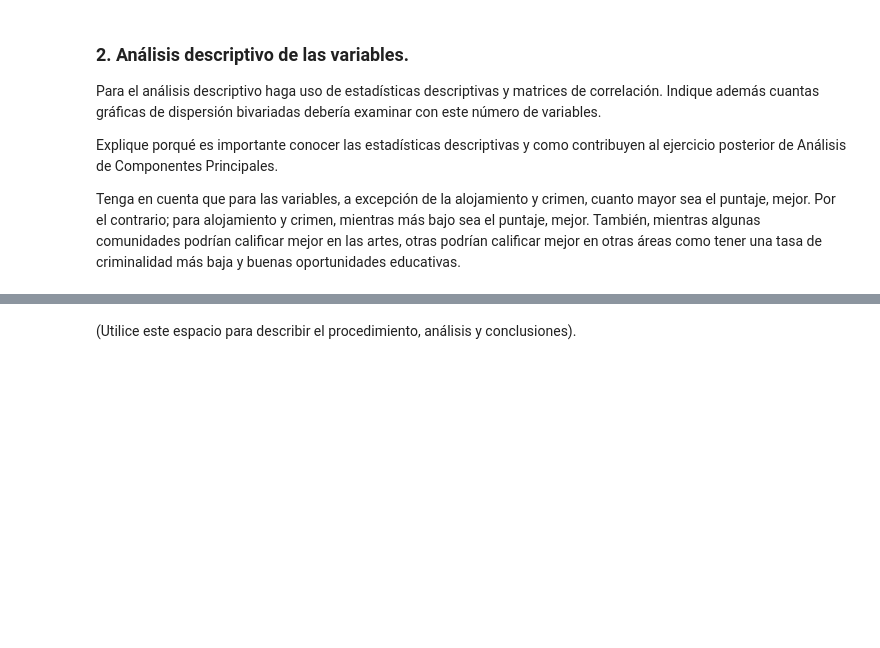
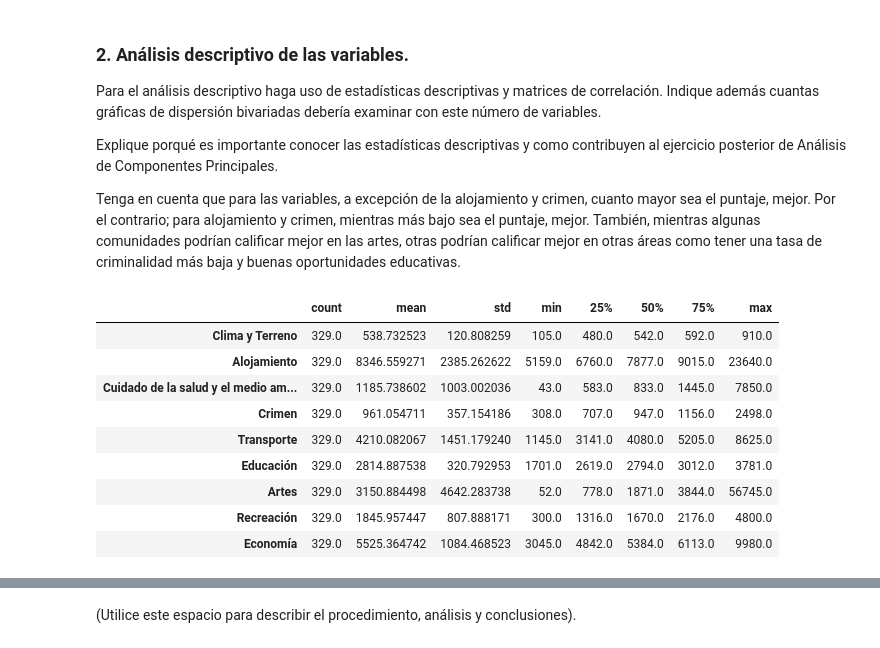
Before and after one commit to DanielEMontero/MIAD_ANS_202514, a Jupyter notebook: Semana 1/S1_LC_Taller_PCA.ipynb, the cells around one changed output, grey strips where cells are left out. Saved outputs shown, nothing was run; the diff lists cells and outputs as text; code cells hidden in the pictures; blank space fills up the shorter version.

```diff
--- a/Semana 1/S1_LC_Taller_PCA.ipynb
+++ b/Semana 1/S1_LC_Taller_PCA.ipynb
@@ -36,3 +107,6 @@ Con tantas variables disponibles, la matriz de dispersión puede resultar muy gr
 En la carpeta `data` se encuentra el archivo `lugares.csv` cargue estos datos en su *cuaderno*.
 # %%
 # Utilice este espacio para escribir el código.
+df = pd.read_csv(input, sep=',', encoding='utf-8')
+df.set_index('Ciudad', inplace=True)
+df.head(5)
@@ -48,3 +130,17 @@ Explique porqué es importante conocer las estadísticas descriptivas y como con
 Tenga en cuenta que para las variables, a excepción de la alojamiento y crimen, cuanto mayor sea el puntaje, mejor. Por el contrario; para alojamiento y crimen, mientras más bajo sea el puntaje, mejor. También, mientras algunas comunidades podrían calificar mejor en las artes, otras podrían calificar mejor en otras áreas como tener una tasa de criminalidad más baja y buenas oportunidades educativas.
 # %%
 # Utilice este espacio para escribir el código.
+# Estadísticas descriptivas
+descriptive_stats = df.describe()
+descriptive_stats.T
+# %% [output]
+|  | count | mean | std | min | 25% | 50% | 75% | max |
+| Clima y Terreno | 329.0 | 538.732523 | 120.808259 | 105.0 | 480.0 | 542.0 | 592.0 | 910.0 |
+| Alojamiento | 329.0 | 8346.559271 | 2385.262622 | 5159.0 | 6760.0 | 7877.0 | 9015.0 | 23640.0 |
+| Cuidado de la salud y el medio am... | 329.0 | 1185.738602 | 1003.002036 | 43.0 | 583.0 | 833.0 | 1445.0 | 7850.0 |
+| Crimen | 329.0 | 961.054711 | 357.154186 | 308.0 | 707.0 | 947.0 | 1156.0 | 2498.0 |
+| Transporte | 329.0 | 4210.082067 | 1451.179240 | 1145.0 | 3141.0 | 4080.0 | 5205.0 | 8625.0 |
+| Educación | 329.0 | 2814.887538 | 320.792953 | 1701.0 | 2619.0 | 2794.0 | 3012.0 | 3781.0 |
+| Artes | 329.0 | 3150.884498 | 4642.283738 | 52.0 | 778.0 | 1871.0 | 3844.0 | 56745.0 |
+| Recreación | 329.0 | 1845.957447 | 807.888171 | 300.0 | 1316.0 | 1670.0 | 2176.0 | 4800.0 |
+| Economía | 329.0 | 5525.364742 | 1084.468523 | 3045.0 | 4842.0 | 5384.0 | 6113.0 | 9980.0 |
```
Also changed, not shown: parts of 12 cells of this notebook, 3 other files.
